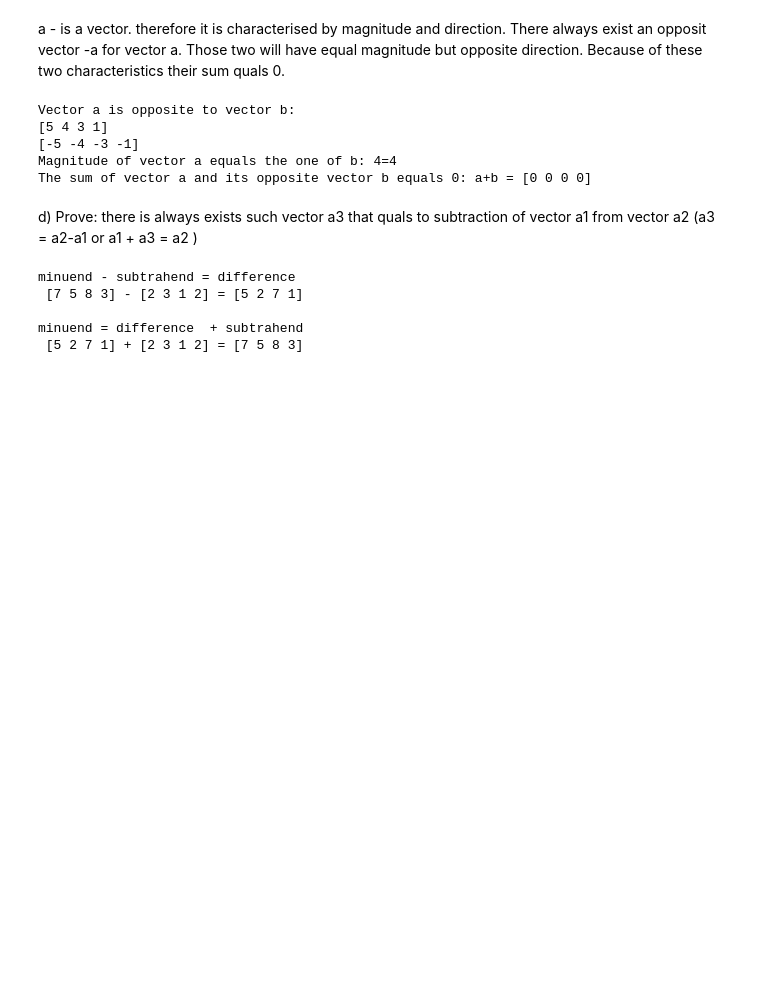
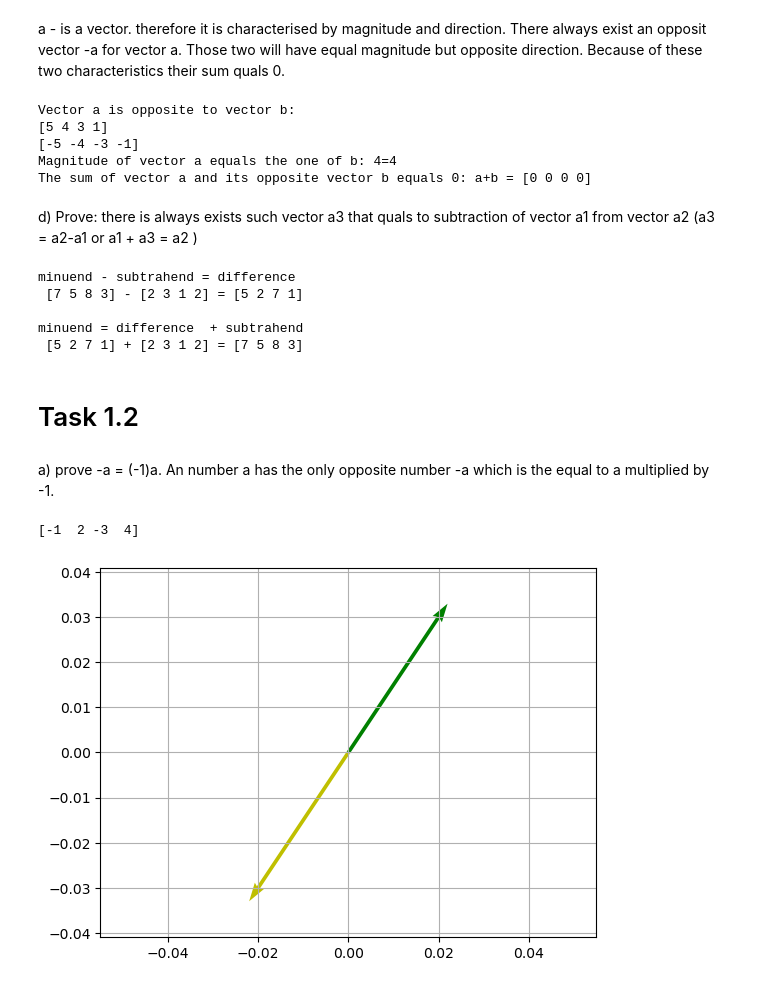
Before and after one commit to SENATOROVAI/python-Tatiana, a Jupyter notebook: Math/Demidovich.ipynb, the cells around one changed output. Saved outputs shown, nothing was run; the diff lists cells and outputs as text; code cells hidden in the pictures; blank space fills up the shorter version.

```diff
--- a/Math/Demidovich.ipynb
+++ b/Math/Demidovich.ipynb
@@ -133,3 +147,26 @@ minuend - subtrahend = difference
 
 minuend = difference  + subtrahend
  [5 2 7 1] + [2 3 1 2] = [7 5 8 3]
+# %% [markdown]
+# Task 1.2
+# %% [markdown]
+a) prove -a = (-1)a.
+An number a has the only opposite number -a which is the equal to a multiplied by -1.
+# %%
+vec = np.array([1, -2, 3,-4])
+print(-1* vec)
+# %% [output]
+[-1  2 -3  4]
+# %%
+vec = np.array([2, 3]) # a row vector
+opposit_vec = -1 * vec
+origin = [0],[0]
+
+plt.axis('equal')
+plt.grid()
+
+plt.quiver(*origin, *vec, scale = 10, color='g' )
+plt.quiver(*origin, *opposit_vec, scale = 10, color='y' )
+plt.show()
+# %% [output]
+[figure, added]
```
Also changed, not shown: parts of 5 cells of this notebook, 4 other files.
